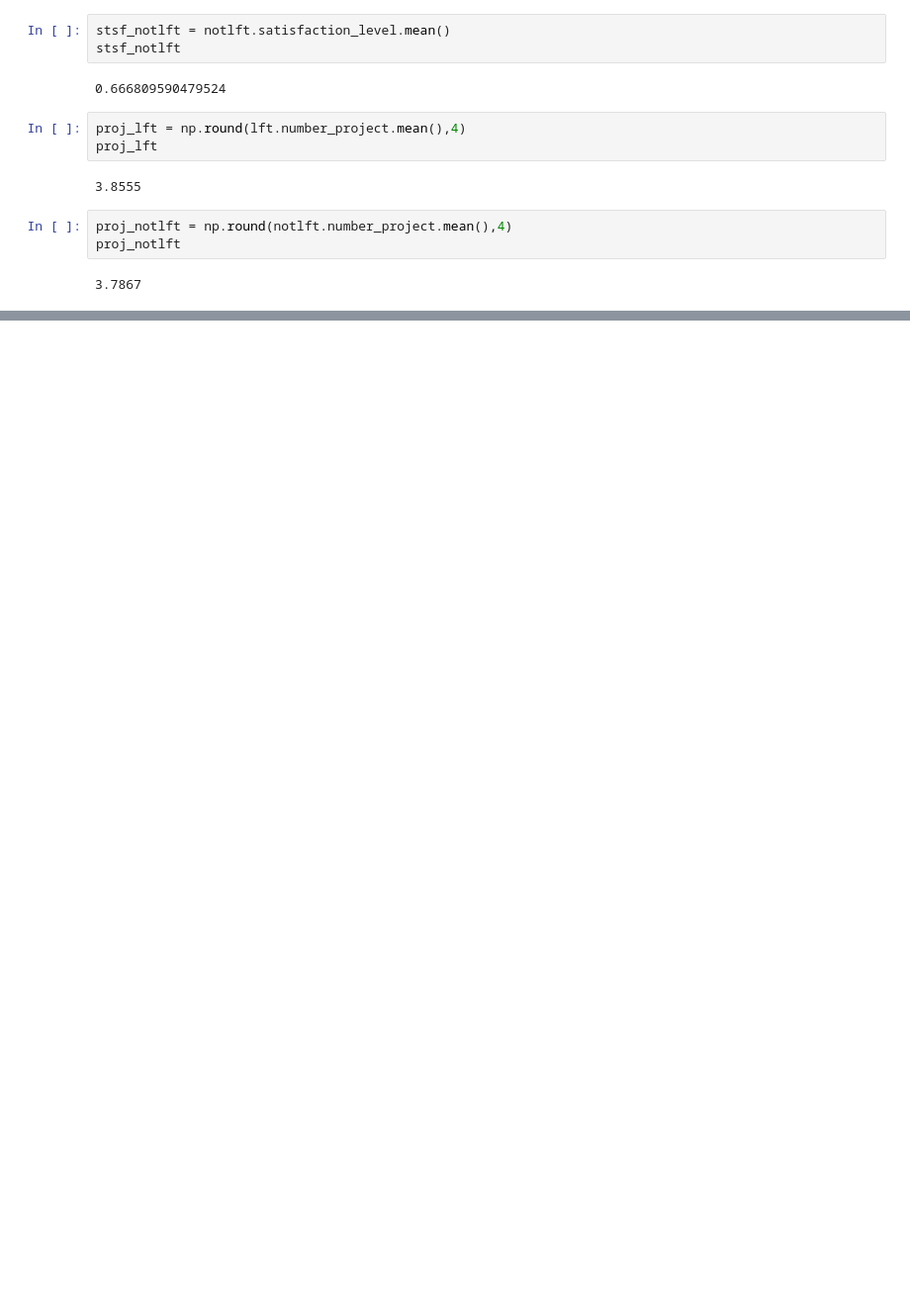
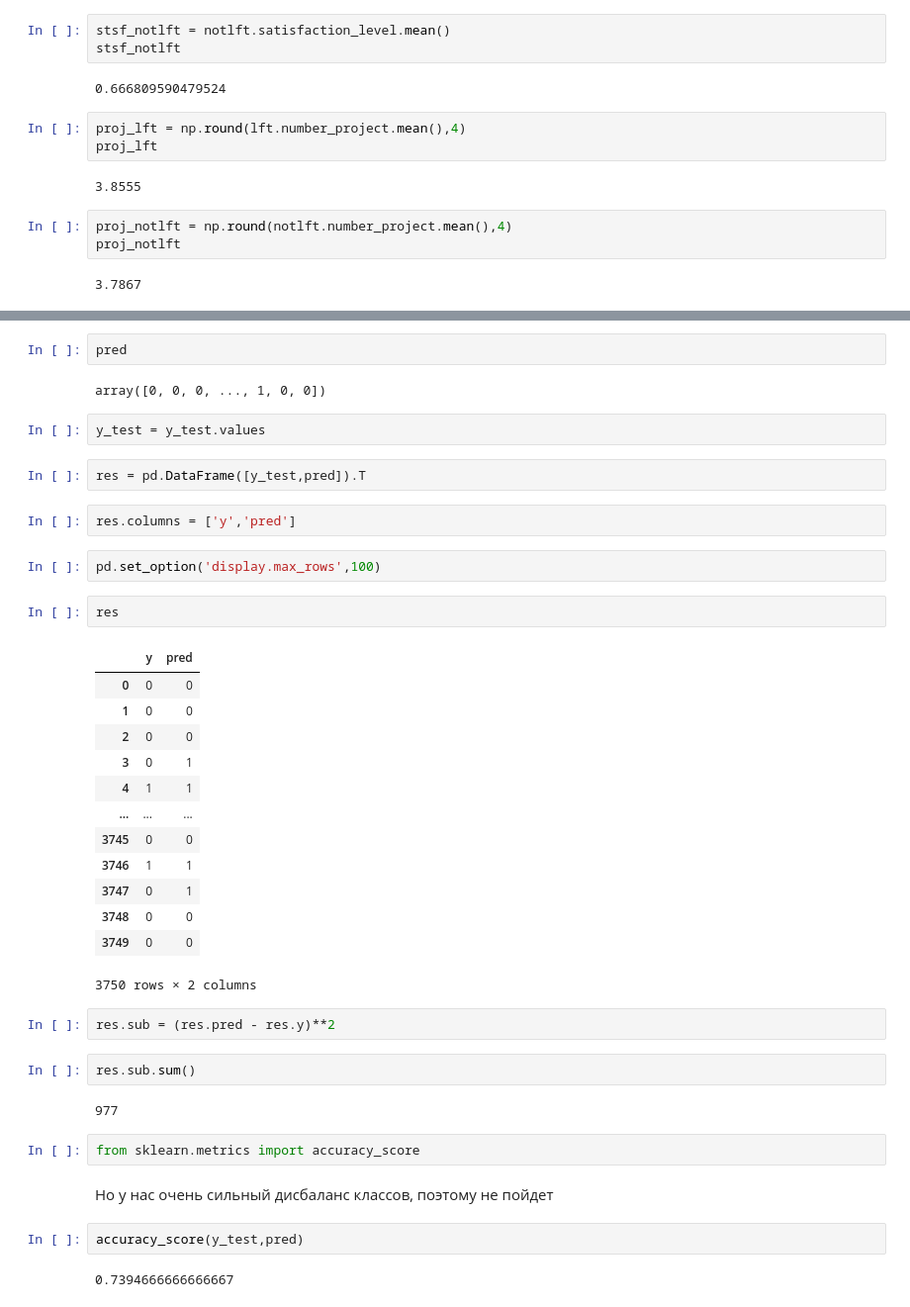
Before and after one commit to sadl1b/neto_hmrks, a Jupyter notebook: statistics/pyda_52_klimov_final.ipynb, the cells around one changed output, grey strips where cells are left out. Shown: that part at 99% size. Drawn from its saved outputs; the diff is of its cells as text; blank space fills up the shorter version.

```diff
--- a/statistics/pyda_52_klimov_final.ipynb
+++ b/statistics/pyda_52_klimov_final.ipynb
@@ -367,0 +422,42 @@ proj_notlft
+# %%
+pred
+# %% [output]
+array([0, 0, 0, ..., 1, 0, 0])
+# %%
+y_test = y_test.values
+# %%
+res = pd.DataFrame([y_test,pred]).T
+# %%
+res.columns = ['y','pred']
+# %%
+pd.set_option('display.max_rows',100)
+# %%
+res
+# %% [output]
+|  | y | pred |
+| 0 | 0 | 0 |
+| 1 | 0 | 0 |
+| 2 | 0 | 0 |
+| 3 | 0 | 1 |
+| 4 | 1 | 1 |
+| ... | ... | ... |
+| 3745 | 0 | 0 |
+| 3746 | 1 | 1 |
+| 3747 | 0 | 1 |
+| 3748 | 0 | 0 |
+| 3749 | 0 | 0 |
+3750 rows × 2 columns
+# %%
+res.sub = (res.pred - res.y)**2
+# %%
+res.sub.sum()
+# %% [output]
+977
+# %%
+from sklearn.metrics import accuracy_score
+# %% [markdown]
+Но у нас очень сильный дисбаланс классов, поэтому не пойдет
+# %%
+accuracy_score(y_test,pred)
+# %% [output]
+0.7394666666666667
```
Also changed, not shown: parts of 40 cells of this notebook.
